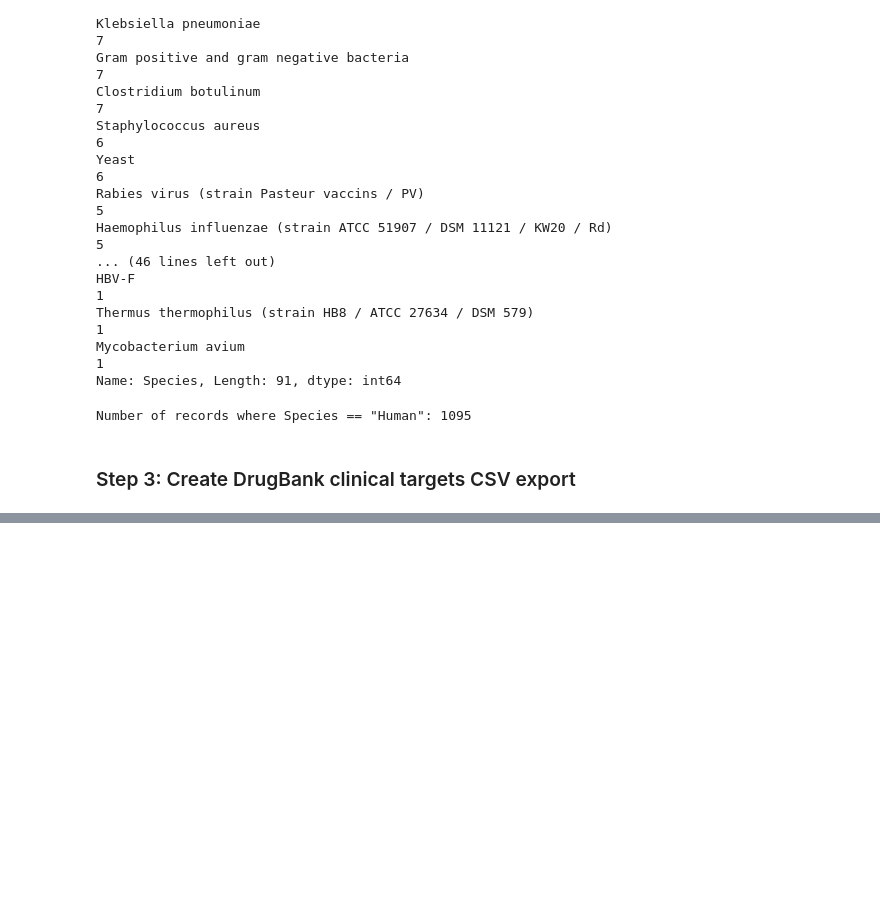
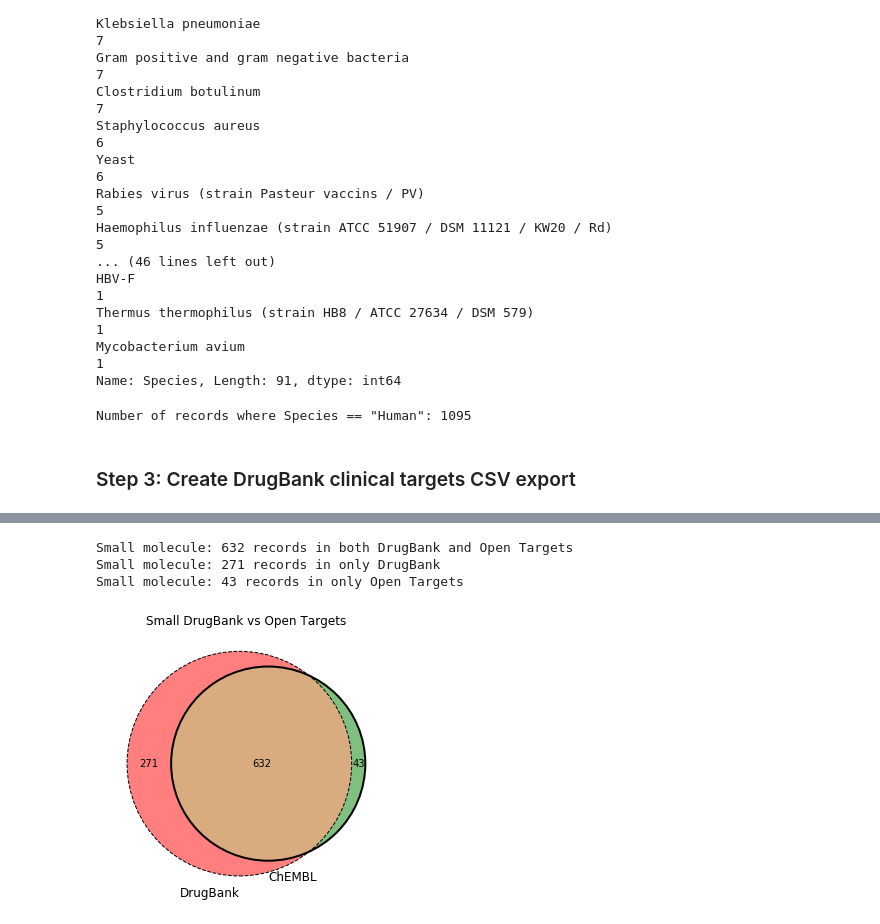
Before and after one commit to andrewhercules/drug-targets-in-clinic, a Jupyter notebook: explore-drug-targets-in-clinic.ipynb, the cells around one changed output, grey strips where cells are left out. Saved outputs shown, nothing was run; the diff lists cells and outputs as text; code cells hidden in the pictures; blank space fills up the shorter version.

Commit message:
Created venn diagram to show difference between DrugBank and Open Targets for small molecule drugs

```diff
--- a/explore-drug-targets-in-clinic.ipynb
+++ b/explore-drug-targets-in-clinic.ipynb
@@ -176,0 +182,3 @@ drugbank_clinical_targets_df.to_csv('output/drugbank_clinical_targets.csv', inde
+# %%
+# import tractability file into DataFrame
+tractability_df = pd.read_csv(tractability_file_path, sep='\t', low_memory=False)
@@ -176,0 +250,4 @@ drugbank_clinical_targets_df.to_csv('output/drugbank_clinical_targets.csv', inde
+# %%
+# create combined DataFrame
+combined_df = tractability_slim_df.merge(drugbank_clinical_targets_df, how='left', on='accession')
+combined_df.head(5)
@@ -176,0 +274,44 @@ drugbank_clinical_targets_df.to_csv('output/drugbank_clinical_targets.csv', inde
+# %%
+in_both_sm = len(combined_df[
+    (combined_df['db_is_small_molecule_in_clinic'] == True) &
+    (combined_df['ot_is_small_molecule_in_clinic'] == True)
+])
+
+print('Small molecule: %i records in both DrugBank and Open Targets' % in_both_sm)
+
+only_db_sm = len(combined_df[
+    (combined_df['db_is_small_molecule_in_clinic'] == True) &
+    (combined_df['ot_is_small_molecule_in_clinic'] == False)
+])
+
+print('Small molecule: %i records in only DrugBank' % only_db_sm)
+
+only_ot_sm = len(combined_df[
+    (combined_df['db_is_small_molecule_in_clinic'] == False) &
+    (combined_df['ot_is_small_molecule_in_clinic'] == True)
+])
+
+print('Small molecule: %i records in only Open Targets' % only_ot_sm)
+# %% [output]
+Small molecule: 632 records in both DrugBank and Open Targets
+Small molecule: 271 records in only DrugBank
+Small molecule: 43 records in only Open Targets
+# %%
+plt.figure(figsize=(5,5))
+
+v = venn2(
+    subsets=(only_db_sm, only_ot_sm, in_both_sm),
+    set_labels=('DrugBank', 'ChEMBL'),
+    set_colors=('r', 'g'),
+    alpha=0.5
+)
+
+c = venn2_circles(subsets=(only_db_sm, only_ot_sm, in_both_sm))
+c[0].set_lw(1.0)
+c[0].set_ls('dashed')
+
+plt.title('Small DrugBank vs Open Targets')
+# plt.show()
+plt.savefig('output/figures/drugbank_open_targets_sm.png')
+# %% [output]
+[figure, added]
```
Also changed, not shown: parts of 11 cells of this notebook, 1 other file.
